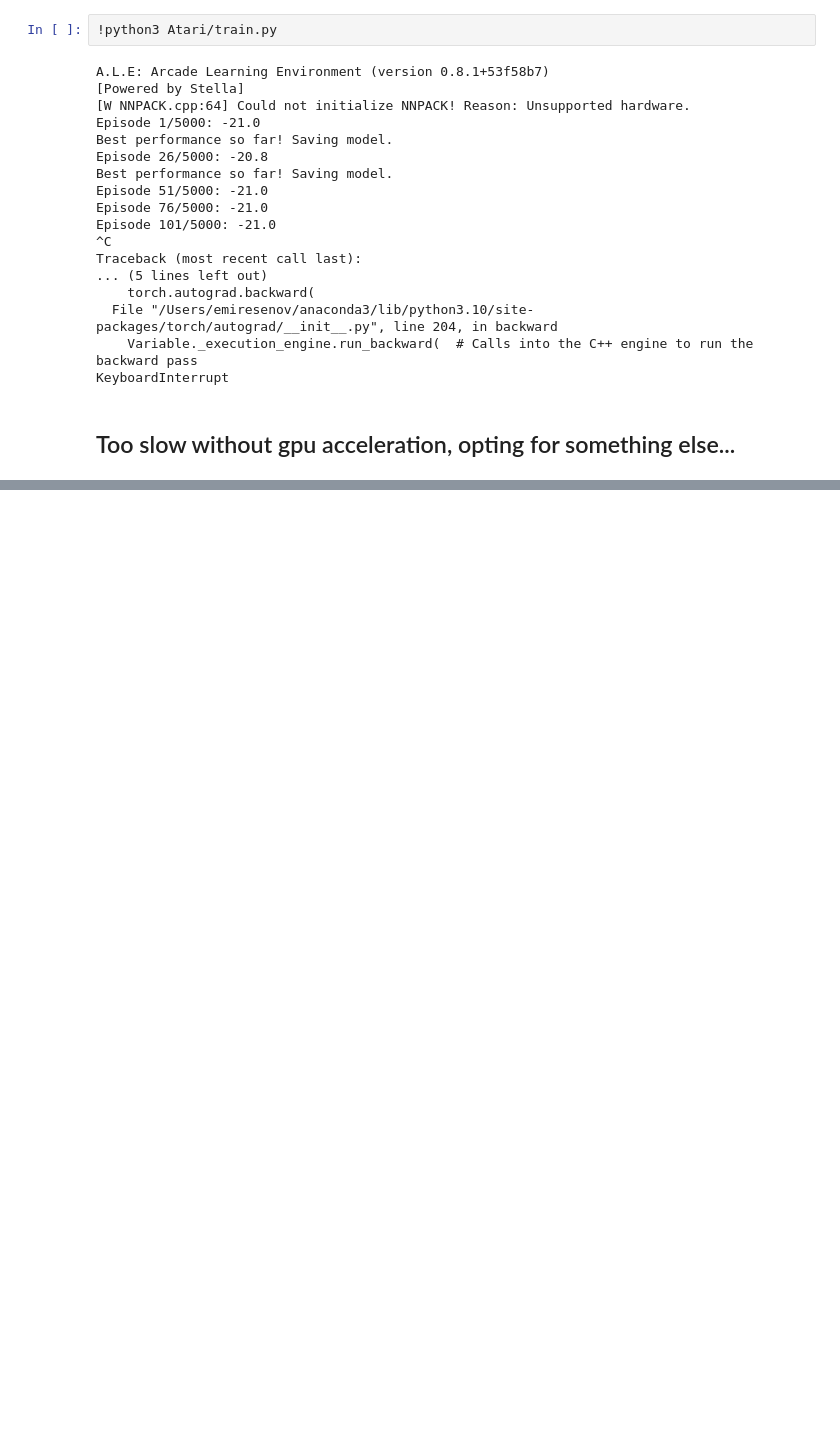
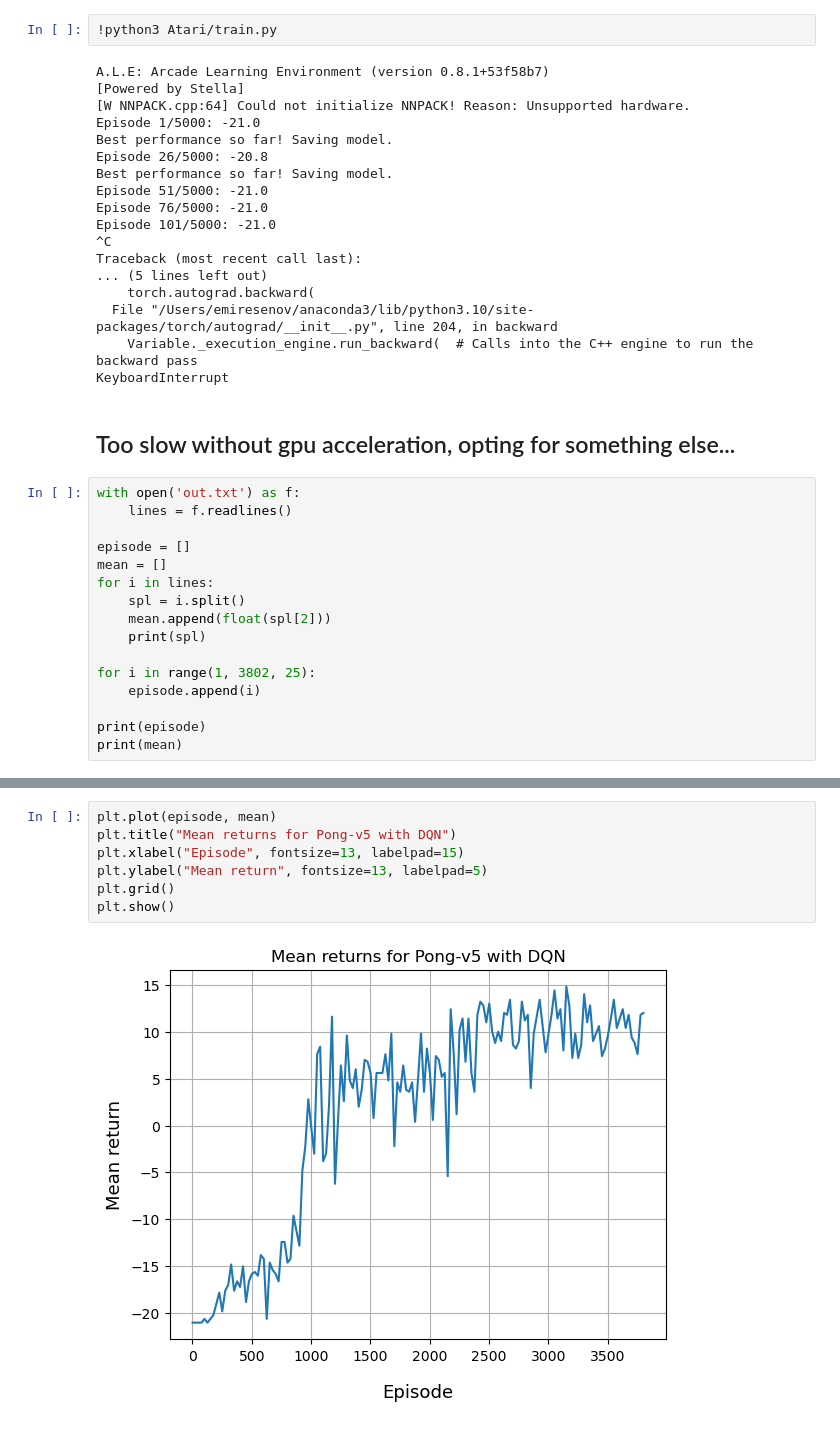
Before and after one commit to emiresenov/RL-Project, a Jupyter notebook: RL-project.ipynb, the cells around one changed output, grey strips where cells are left out. Saved outputs shown, nothing was run; the diff lists cells and outputs as text; blank space fills up the shorter version.

```diff
--- a/RL-project.ipynb
+++ b/RL-project.ipynb
@@ -176,3 +176,19 @@ Traceback (most recent call last):
 KeyboardInterrupt
 # %% [markdown]
 ## Too slow without gpu acceleration, opting for something else...
+# %%
+with open('out.txt') as f:
+    lines = f.readlines()
+
+episode = []
+mean = []
+for i in lines:
+    spl = i.split()
+    mean.append(float(spl[2]))
+    print(spl)
+
+for i in range(1, 3802, 25):
+    episode.append(i)
+
+print(episode)
+print(mean)
@@ -178,0 +213,9 @@ KeyboardInterrupt
+# %%
+plt.plot(episode, mean)
+plt.title("Mean returns for Pong-v5 with DQN")
+plt.xlabel("Episode", fontsize=13, labelpad=15)
+plt.ylabel("Mean return", fontsize=13, labelpad=5)
+plt.grid()
+plt.show()
+# %% [output]
+[figure, added]
```
Also changed, not shown: parts of 3 cells of this notebook, 14 other files.
